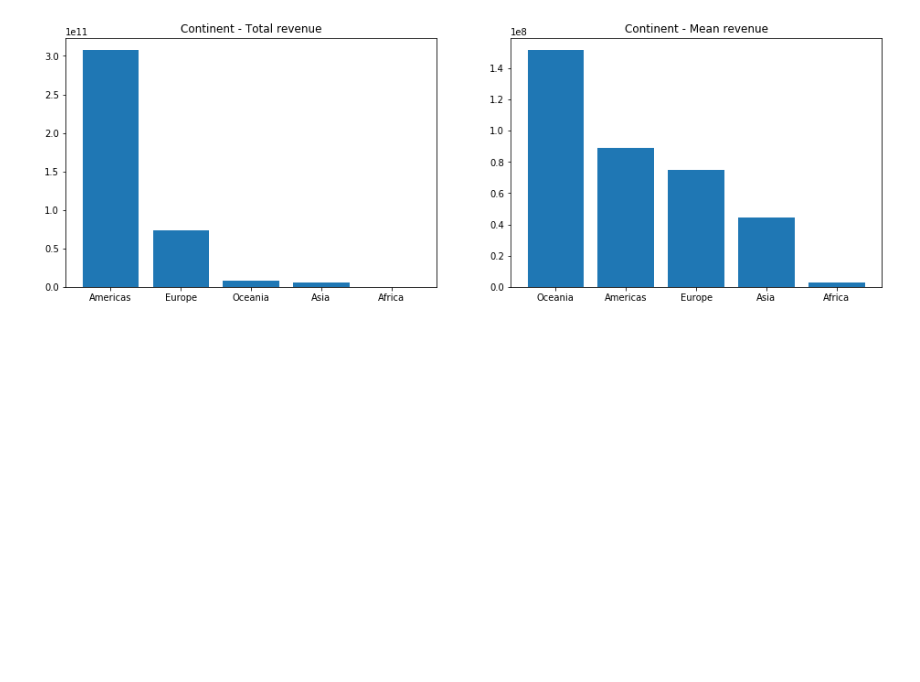
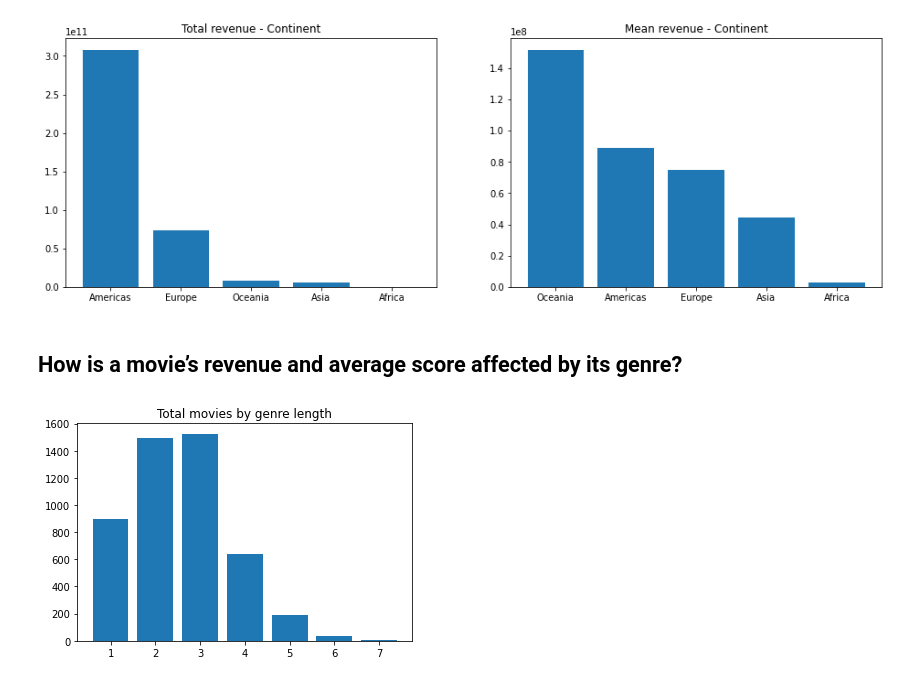
Before and after one commit to tailtq/ml-learning, a Jupyter notebook: ml-08/02_analytic_report.ipynb, the cells around one changed output. Saved outputs shown, nothing was run; the diff lists cells and outputs as text; code cells hidden in the pictures; blank space fills up the shorter version.

```diff
--- a/ml-08/02_analytic_report.ipynb
+++ b/ml-08/02_analytic_report.ipynb
@@ -214,0 +218,23 @@ plt.show()
+# %% [markdown]
+## How is a movie’s revenue and average score affected by its genre?
+# %%
+# reload dataset
+df_movies = pd.read_csv("datasets/analytic_report/tmdb_5000_movies.csv")
+# %%
+df_movies = df_movies[df_movies["release_date"].notnull()]
+# %%
+# analyze genres and release date
+df_movies["release_year"] = df_movies["release_date"].apply(lambda x: float(x[:4]))
+df_movies["release_decade"] = df_movies["release_year"].apply(lambda x: str(int(x // 10)) + "x")
+df_movies["genre_names"] = df_movies["genres"].apply(lambda x: [e["name"] for e in json.loads(x)])
+df_movies["genre_length"] = df_movies["genre_names"].apply(lambda x: len(x))
+# %%
+df_movies = df_movies[df_movies["genre_length"] != 0]
+# %%
+# the majority of movies have the number of genres higher than 2
+movies_by_genre_length = df_movies.groupby("genre_length").size()
+plt.bar(movies_by_genre_length.index, movies_by_genre_length.values)
+plt.title("Total movies by genre length")
+plt.show()
+# %% [output]
+[figure, added]
```
Also changed, not shown: parts of 16 cells of this notebook.
